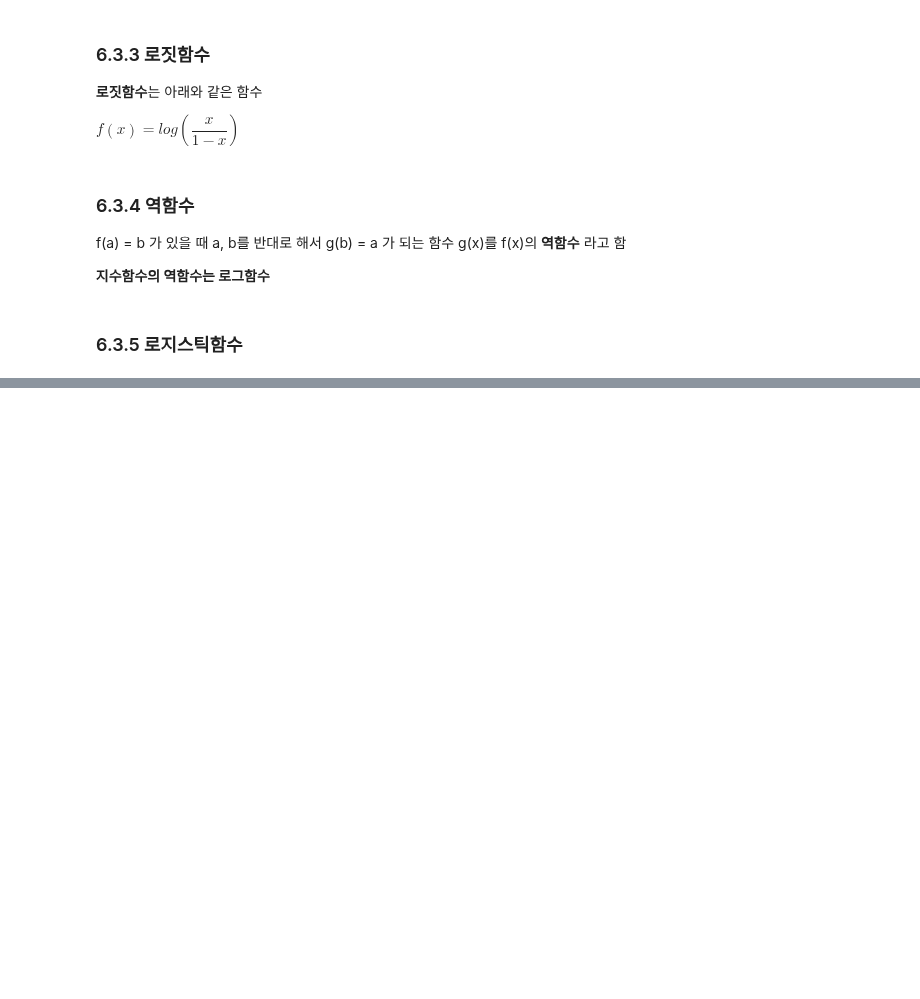
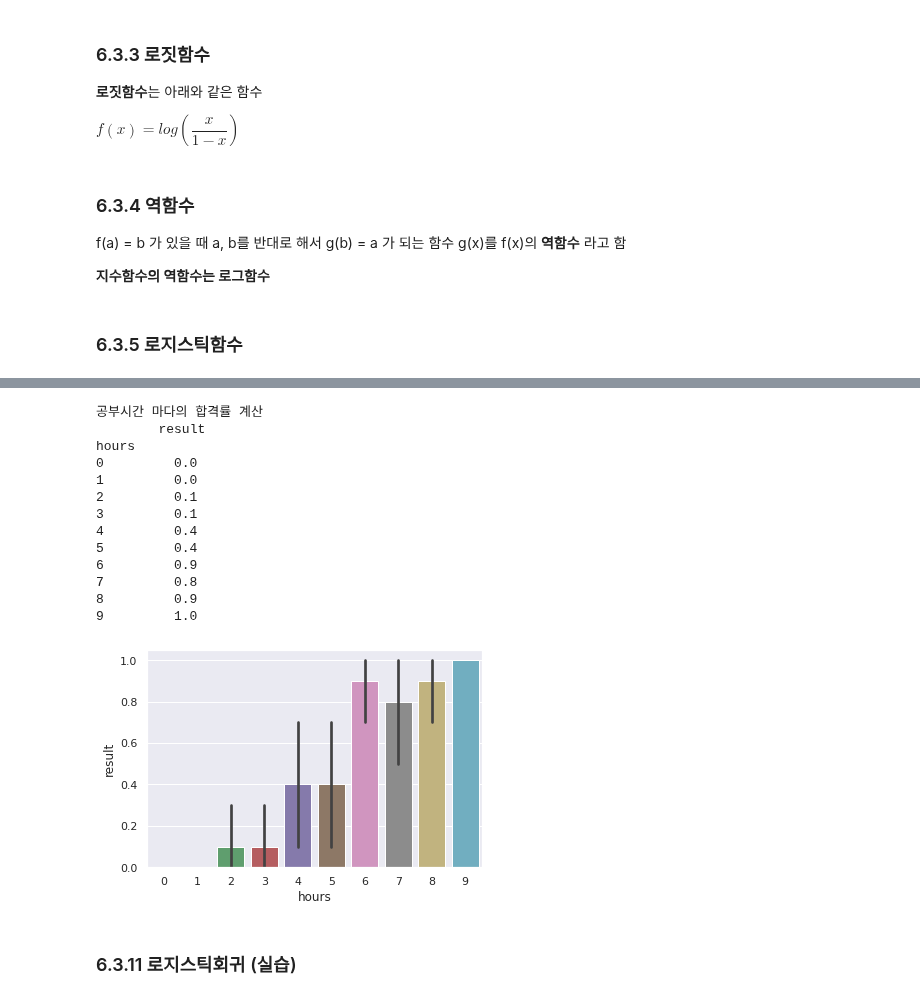
Before and after one commit to johyunkang/adp_certificate, a Jupyter notebook: stats_textbook_06.ipynb, the cells around one changed output, grey strips where cells are left out. Cells and saved outputs as stored; diff of their text form; code cells hidden in the pictures; blank space fills up the shorter version.

Commit message:
로지스틱회귀 AIC

```diff
--- a/stats_textbook_06.ipynb
+++ b/stats_textbook_06.ipynb
@@ -201,0 +270,20 @@ f(a) = b 가 있을 때 a, b를 반대로 해서 g(b) = a 가 되는 함수 g(x)
+# %%
+import numpy as np
+import pandas as pd
+import scipy as sp
+from scipy import stats
+
+from matplotlib import pyplot as plt
+import seaborn as sns
+sns.set()
+
+import statsmodels.formula.api as smf
+import statsmodels.api as sm
+
+%precision 3
+%matplotlib inline
+# %%
+test_result = pd.read_csv('/content/drive/MyDrive/Colab Notebooks/adp/파이썬으로배우는통계학교과서/data/6-3-1-logistic-regression.csv')
+test_result
+# test_result.info()
+test_result[test_result['hours'] == 8].head(10)
@@ -201,0 +302,24 @@ f(a) = b 가 있을 때 a, b를 반대로 해서 g(b) = a 가 되는 함수 g(x)
+# %%
+# 공부시간과 합격률의 관계를 그래프로
+# 가로축에 공부시간, 세로축에 합격률 지정 막대그래프
+sns.barplot(x='hours', y='result', data=test_result)
+
+# 공부시간마다의 합격률 계산
+print('공부시간 마다의 합격률 계산\n', test_result.groupby('hours').mean())
+# %% [output]
+공부시간 마다의 합격률 계산
+        result
+hours
+0         0.0
+1         0.0
+2         0.1
+3         0.1
+4         0.4
+5         0.4
+6         0.9
+7         0.8
+8         0.9
+9         1.0
+[figure, added]
+# %% [markdown]
+### 6.3.11 로지스틱회귀 (실습)
```
Also changed, not shown: parts of 16 cells of this notebook.
